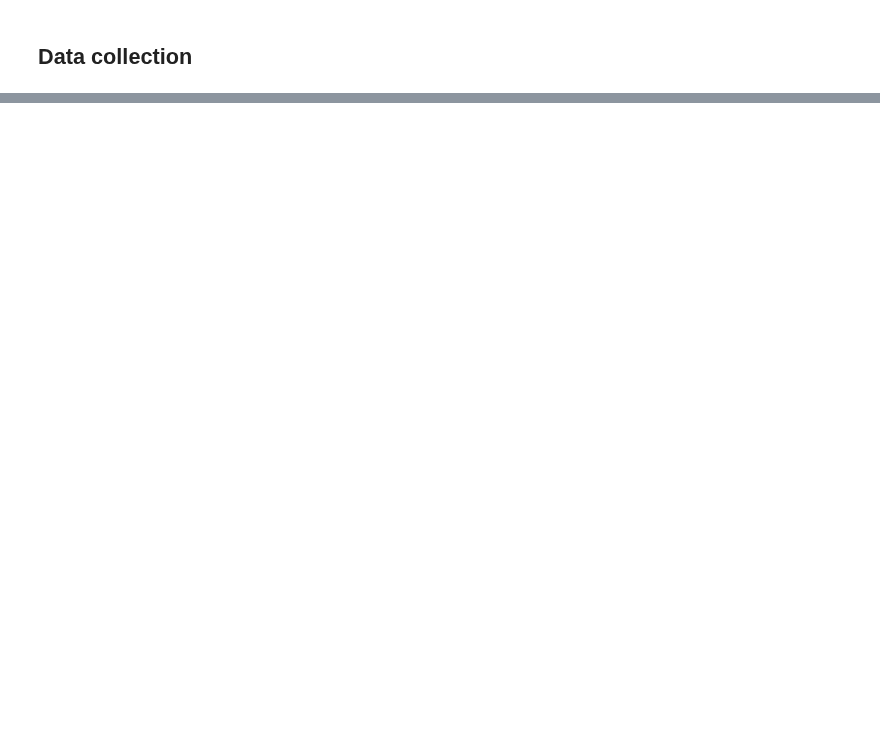
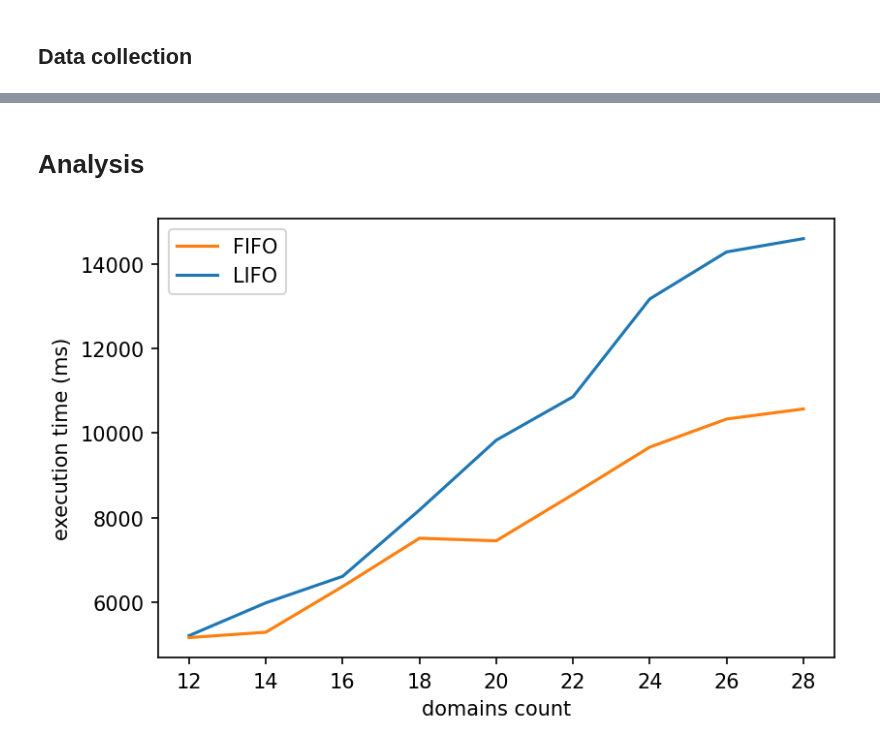
Before and after one commit to bartoszmodelski/ebsl, a Jupyter notebook: evaluation/mixer-benchmark.py.ipynb, the cells around one changed output, grey strips where cells are left out. Drawn from its saved outputs; the diff is of its cells as text; code cells hidden in the pictures; blank space fills up the shorter version.

```diff
--- a/evaluation/mixer-benchmark.py.ipynb
+++ b/evaluation/mixer-benchmark.py.ipynb
@@ -91,0 +119,18 @@ IndexError: list index out of range
+# %% [markdown]
+# Analysis
+# %%
+fifo_time = [v[0] for v in fifo]
+lifo_time = [v[0] for v in lifo]
+# %%
+X = [10+2*v for v in x]
+# %%
+fig, ax = plt.subplots()
+line_lifo, = ax.plot(X, lifo_time, label='LIFO')
+line_fifo, = ax.plot(X, fifo_time, label='FIFO')
+ax.legend(handles=[line_fifo, line_lifo])
+
+plt.xlabel('domains count')
+plt.ylabel('execution time (ms)')
+plt.show()
+# %% [output]
+[figure, added]
```
Also changed, not shown: parts of 10 cells of this notebook.
